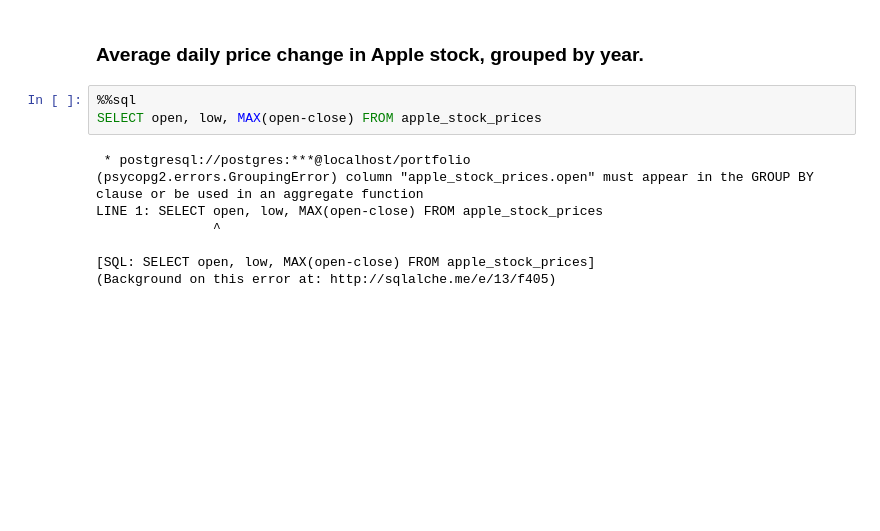
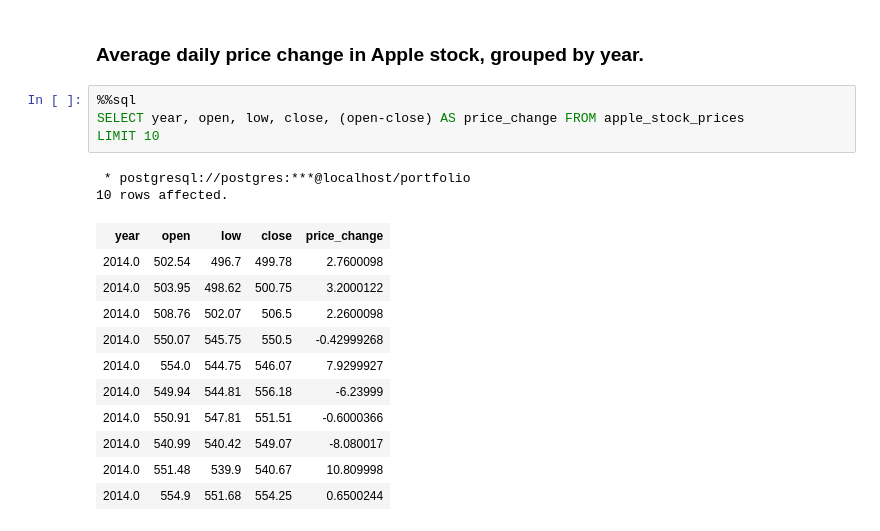
Before and after one commit to davidkeya/SQL-Projects, a Jupyter notebook: SQL Review 2021/Apple Stock Prices Analysis Using Sql and Python.ipynb, the cells around one changed output. Cells and saved outputs as stored; diff of their text form; blank space fills up the shorter version.

```diff
--- a/SQL Review 2021/Apple Stock Prices Analysis Using Sql and Python.ipynb
+++ b/SQL Review 2021/Apple Stock Prices Analysis Using Sql and Python.ipynb
@@ -376,12 +374,19 @@ LIMIT 5
 ### Average daily price change in Apple stock, grouped by year.
 # %%
 %%sql
-SELECT open, low, MAX(open-close) FROM apple_stock_prices
+SELECT year, open, low, close, (open-close) AS price_change FROM apple_stock_prices
+LIMIT 10
 # %% [output]
  * postgresql://postgres:***@localhost/portfolio
-(psycopg2.errors.GroupingError) column "apple_stock_prices.open" must appear in the GROUP BY clause or be used in an aggregate function
-LINE 1: SELECT open, low, MAX(open-close) FROM apple_stock_prices
-               ^
-
-[SQL: SELECT open, low, MAX(open-close) FROM apple_stock_prices]
-(Background on this error at: http://sqlalche.me/e/13/f405)
+10 rows affected.
+| year | open | low | close | price_change |
+| 2014.0 | 502.54 | 496.7 | 499.78 | 2.7600098 |
+| 2014.0 | 503.95 | 498.62 | 500.75 | 3.2000122 |
+| 2014.0 | 508.76 | 502.07 | 506.5 | 2.2600098 |
+| 2014.0 | 550.07 | 545.75 | 550.5 | -0.42999268 |
+| 2014.0 | 554.0 | 544.75 | 546.07 | 7.9299927 |
+| 2014.0 | 549.94 | 544.81 | 556.18 | -6.23999 |
+| 2014.0 | 550.91 | 547.81 | 551.51 | -0.6000366 |
+| 2014.0 | 540.99 | 540.42 | 549.07 | -8.080017 |
+| 2014.0 | 551.48 | 539.9 | 540.67 | 10.809998 |
+| 2014.0 | 554.9 | 551.68 | 554.25 | 0.6500244 |
```
Also changed, not shown: parts of 10 cells of this notebook, 1 other file.
